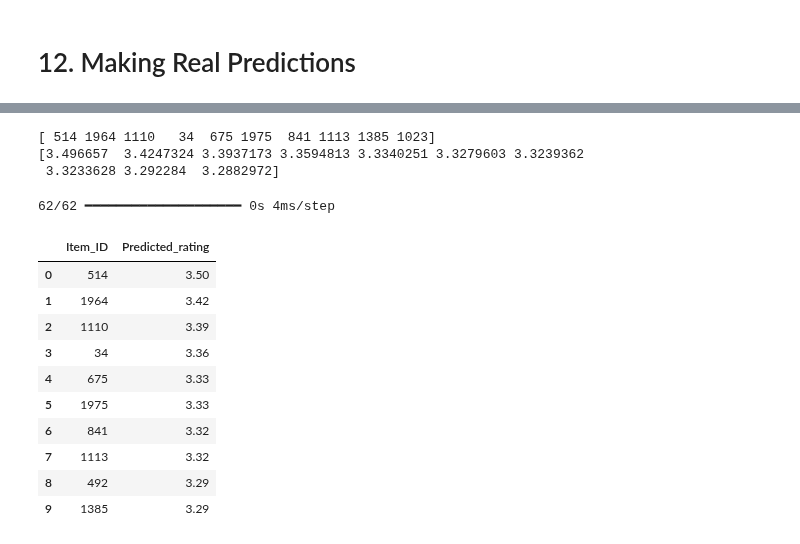
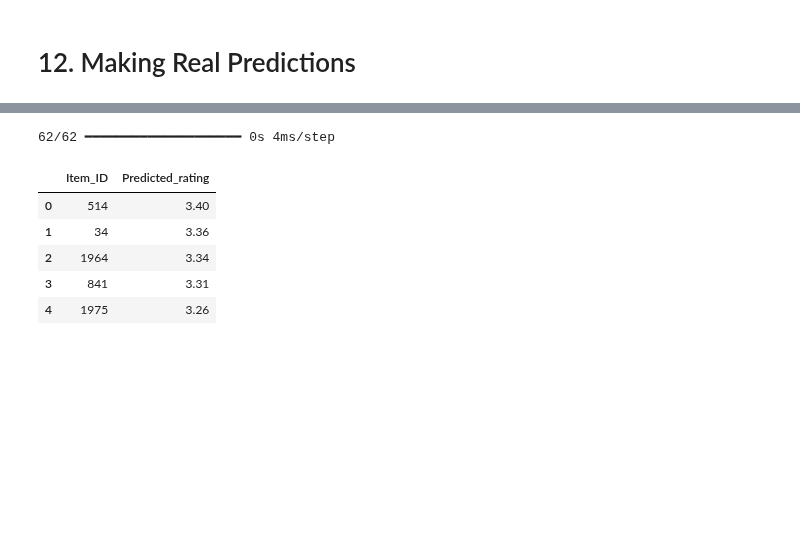
Before and after one commit to kiyamehr/AI-Learning-Journey, a Jupyter notebook: Practice Labs/Unsupervised Learning/Recommender Systems/02-Practice/train.ipynb, the cells around one changed output, grey strips where cells are left out. Saved outputs shown, nothing was run; the diff lists cells and outputs as text; code cells hidden in the pictures; blank space fills up the shorter version.

```diff
--- a/Practice Labs/Unsupervised Learning/Recommender Systems/02-Practice/train.ipynb
+++ b/Practice Labs/Unsupervised Learning/Recommender Systems/02-Practice/train.ipynb
@@ -284,29 +301,11 @@ sorted_indices = np.argsort(predictions)[::-1]
-# %%
-top_n = 10
-
-top_items = np.array(candidate_items)[sorted_indices[:top_n]]
-
-top_pred = predictions[sorted_indices[:top_n]]
-
-print(top_items)
-print(top_pred)
-# %% [output]
-[ 514 1964 1110   34  675 1975  841 1113 1385 1023]
-[3.496657  3.4247324 3.3937173 3.3594813 3.3340251 3.3279603 3.3239362
- 3.3233628 3.292284  3.2882972]
 # %%
-answer = recommend(user_id, data, 10)
-answer
+reco = recommend(model, 36, data, 5)
+reco
 # %% [output]
 62/62 ━━━━━━━━━━━━━━━━━━━━ 0s 4ms/step
 |  | Item_ID | Predicted_rating |
-| 0 | 514 | 3.50 |
-| 1 | 1964 | 3.42 |
-| 2 | 1110 | 3.39 |
-| 3 | 34 | 3.36 |
-| 4 | 675 | 3.33 |
-| 5 | 1975 | 3.33 |
-| 6 | 841 | 3.32 |
-| 7 | 1113 | 3.32 |
-| 8 | 492 | 3.29 |
-| 9 | 1385 | 3.29 |
+| 0 | 514 | 3.40 |
+| 1 | 34 | 3.36 |
+| 2 | 1964 | 3.34 |
+| 3 | 841 | 3.31 |
+| 4 | 1975 | 3.26 |
```
Also changed, not shown: parts of 5 cells of this notebook.
